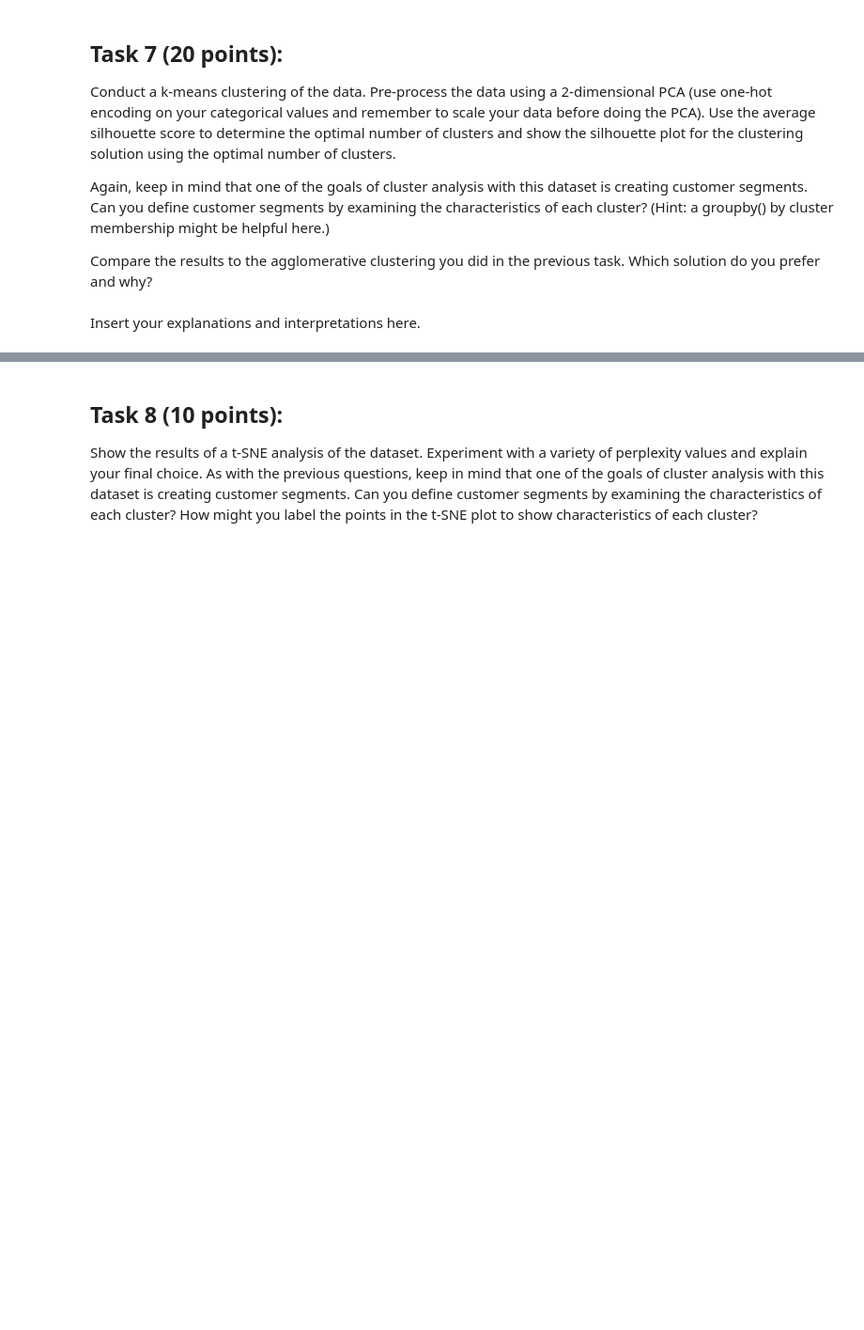
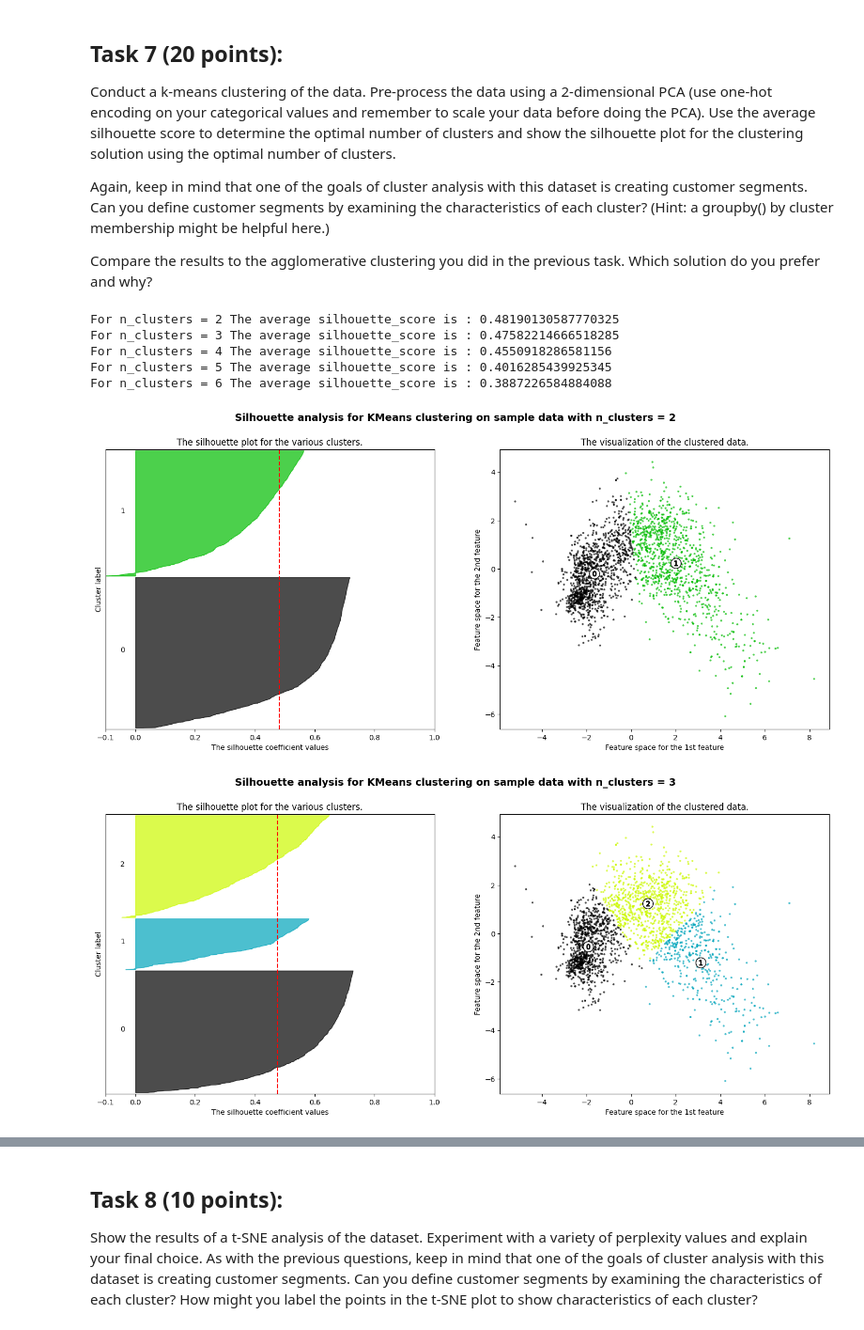
Before and after one commit to NakaFrozn/SI618, a Jupyter notebook: Assignments/Homework06/SI_618_Homework_06.ipynb, the cells around one changed output, grey strips where cells are left out. Shown at 94% size. Drawn from its saved outputs; the diff is of its cells as text; code cells hidden in the pictures; blank space fills up the shorter version.

```diff
--- a/Assignments/Homework06/SI_618_Homework_06.ipynb
+++ b/Assignments/Homework06/SI_618_Homework_06.ipynb
@@ -314,0 +416,3 @@ Insert your explanations and interpretations here.
+# %%
+X["Cluster_3"] = cluster.labels_
+X.groupby("Cluster_3").mean(numeric_only=True)
@@ -314,0 +435,3 @@ Insert your explanations and interpretations here.
+# %%
+X["Cluster_5"] = cluster.labels_
+X.groupby("Cluster_5").mean(numeric_only=True)
@@ -324,2 +457,0 @@ Compare the results to the agglomerative clustering you did in the previous task
-# %% [markdown]
-Insert your explanations and interpretations here.
@@ -325,0 +547,13 @@ Insert your explanations and interpretations here.
+# %%
+pipeline.named_steps["pca"].n_components = 2
+data_transformed = pipeline.fit_transform(X)
+# %%
+draw_silouette(data_transformed, 6)
+# %% [output]
+For n_clusters = 2 The average silhouette_score is : 0.48190130587770325
+For n_clusters = 3 The average silhouette_score is : 0.47582214666518285
+For n_clusters = 4 The average silhouette_score is : 0.4550918286581156
+For n_clusters = 5 The average silhouette_score is : 0.4016285439925345
+For n_clusters = 6 The average silhouette_score is : 0.3887226584884088
+[figure, added]
+[figure, added]
```
Also changed, not shown: parts of 38 cells of this notebook.
